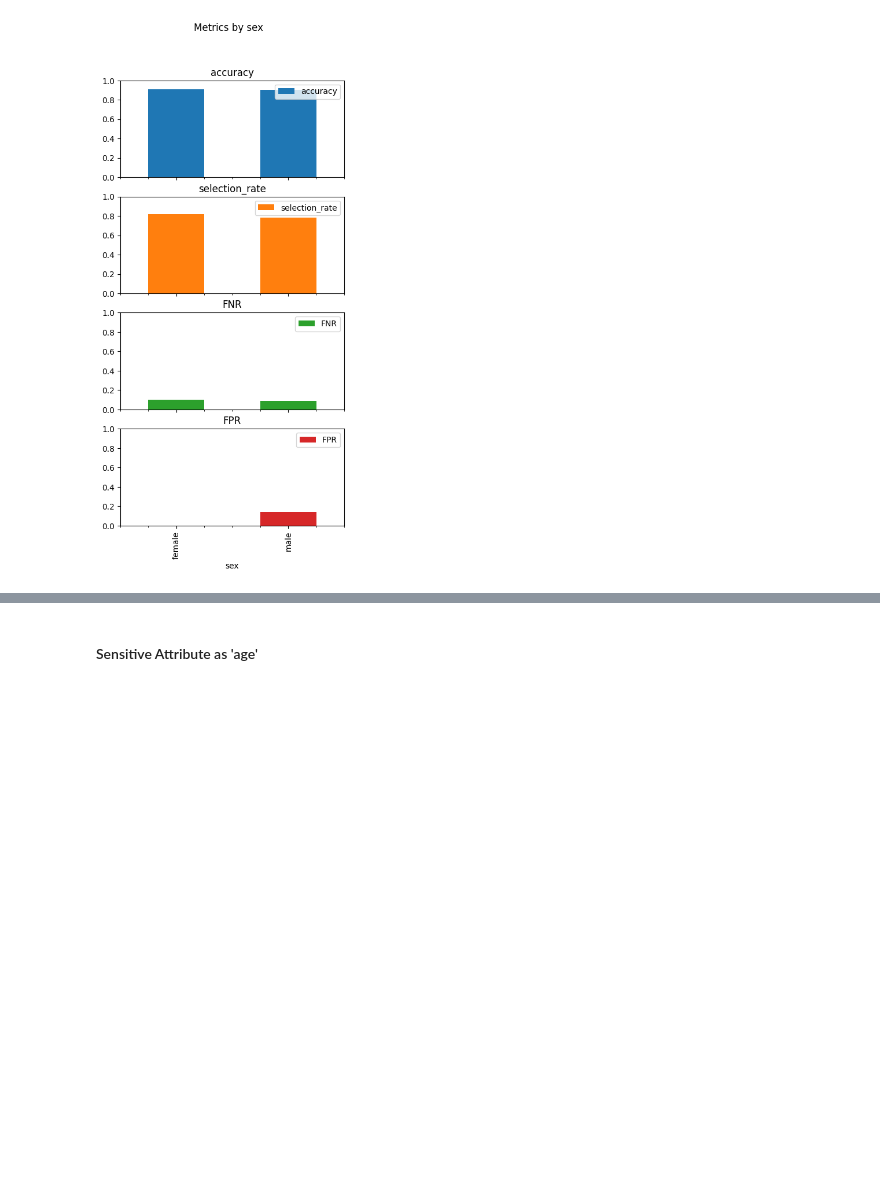
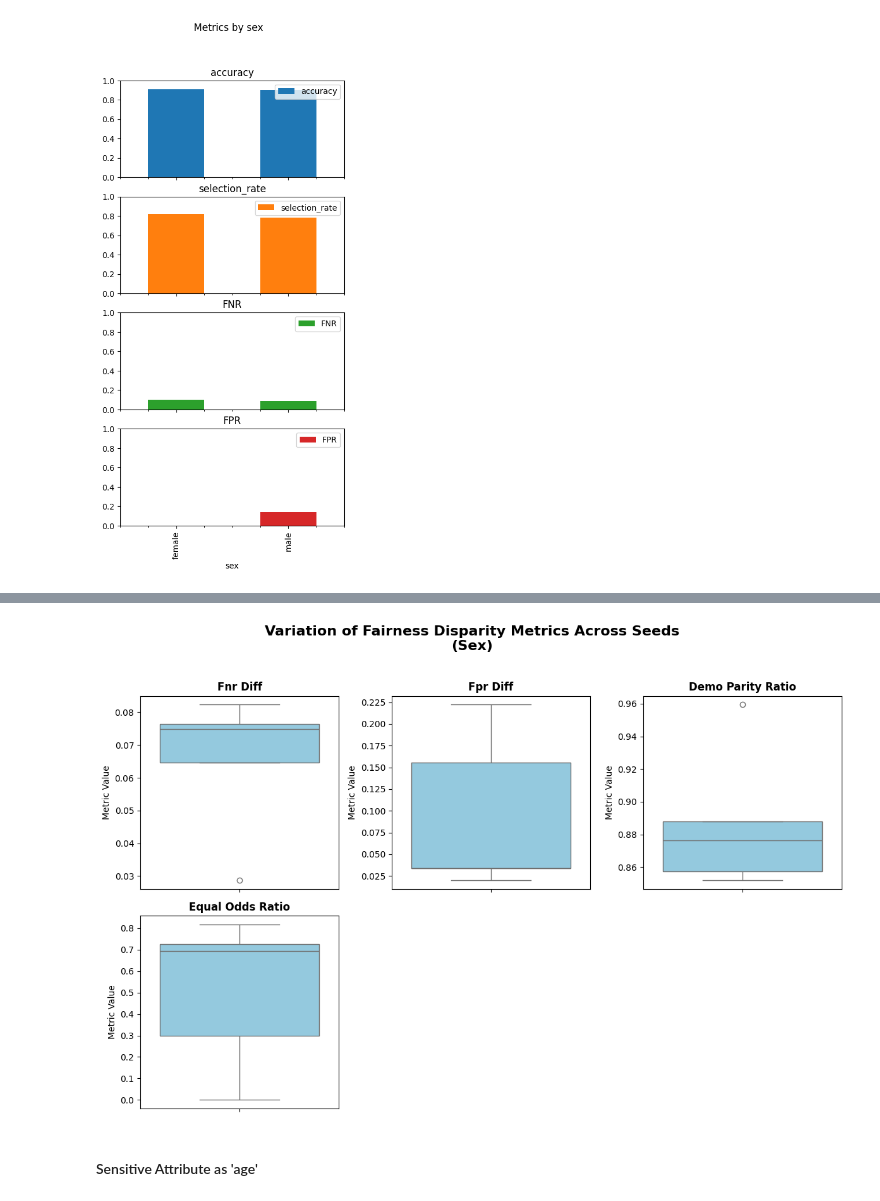
Before and after one commit to Yahtze/CS-9223-RAI-Project, a Jupyter notebook: ads_audit.ipynb, the cells around one changed output, grey strips where cells are left out. Cells and saved outputs as stored; diff of their text form; code cells hidden in the pictures; blank space fills up the shorter version.

```diff
--- a/draft_report.ipynb
+++ b/ads_audit.ipynb
@@ -609,3 +891,11 @@ male selection rate: 0.7805
+# %%
+fig2, axes2 = plot_fairness_differences(
+    results_diff_sex,
+    sensitive_feature_name='sex'
+)
+plt.show()
+# %% [output]
+[figure, added]
 # %% [markdown]
 #### Sensitive Attribute as 'age'
 # %%
```
Also changed, not shown: parts of 17 cells of this notebook.
